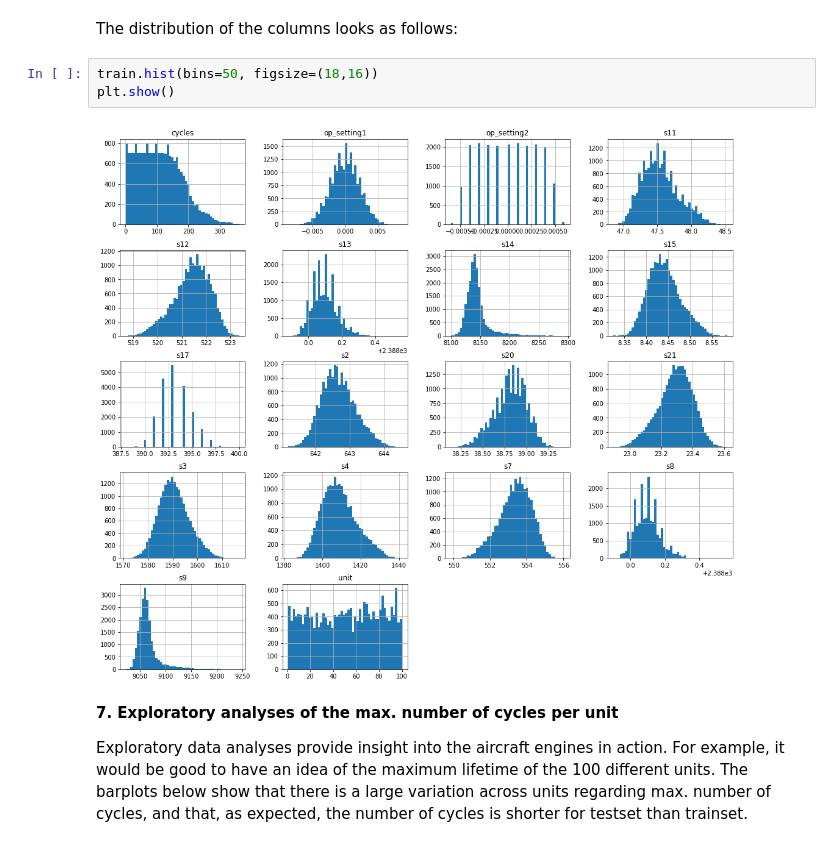
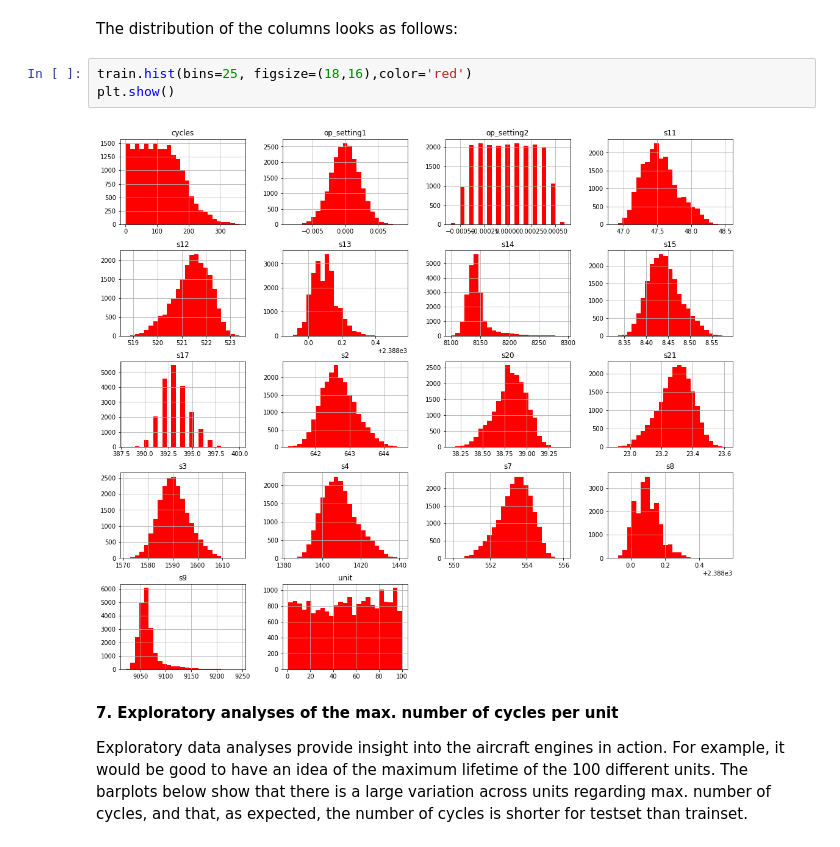
Before and after one commit to caglarmert/RUL, a Jupyter notebook: RUL_Prediction.ipynb, the cells around one changed output. Saved outputs shown, nothing was run; the diff lists cells and outputs as text.

```diff
--- a/RUL_Prediction.ipynb
+++ b/RUL_Prediction.ipynb
@@ -142,10 +100,10 @@ test.drop(['s1', 's5','s6', 's10', 's16', 's18', 's19', 'op_setting3'], axis=1,
 # %% [markdown]
 The distribution of the columns looks as follows:
 # %%
-train.hist(bins=50, figsize=(18,16))
+train.hist(bins=25, figsize=(18,16),color='red')
 plt.show()
 # %% [output]
-[figure, old version]
+[figure, new version]
 # %% [markdown]
 **7. Exploratory analyses of the max. number of cycles per unit**
 
```
Also changed, not shown: parts of 118 cells of this notebook.
